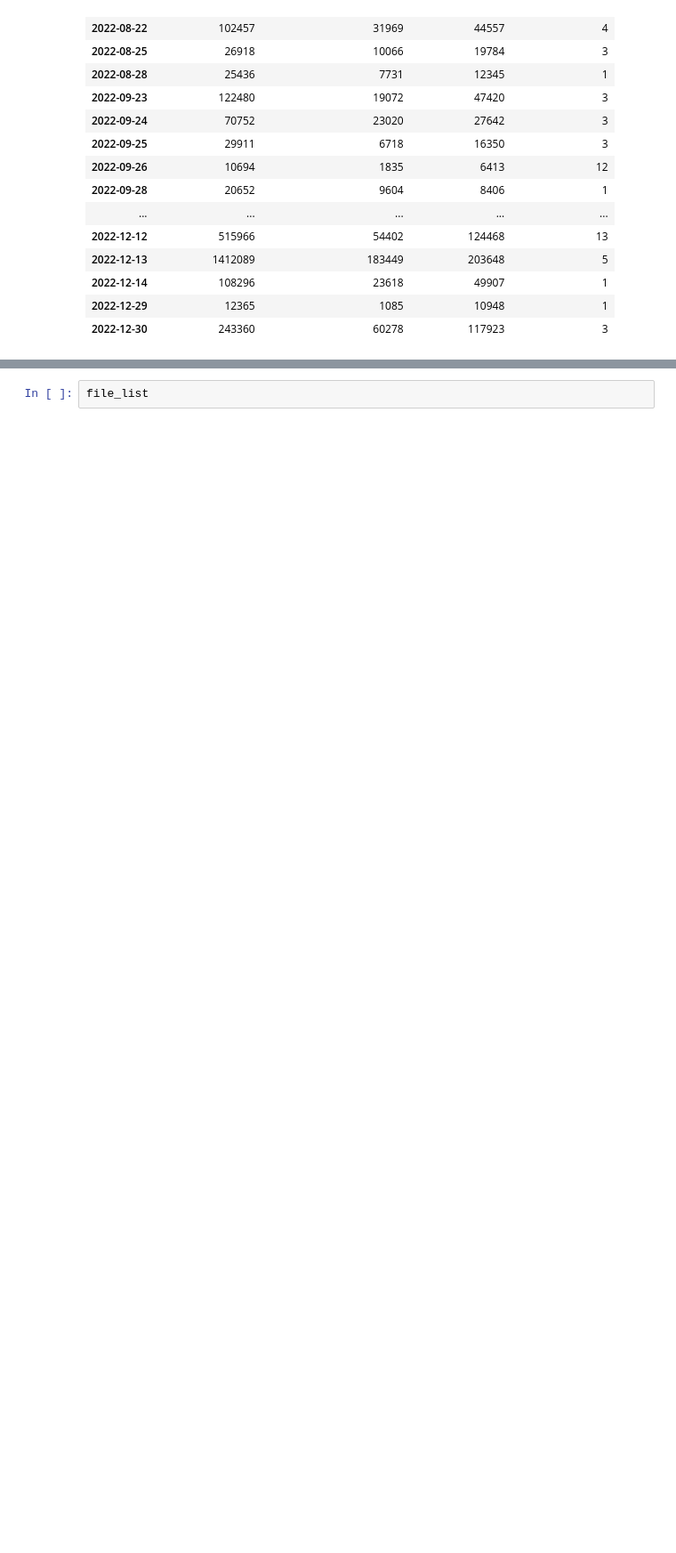
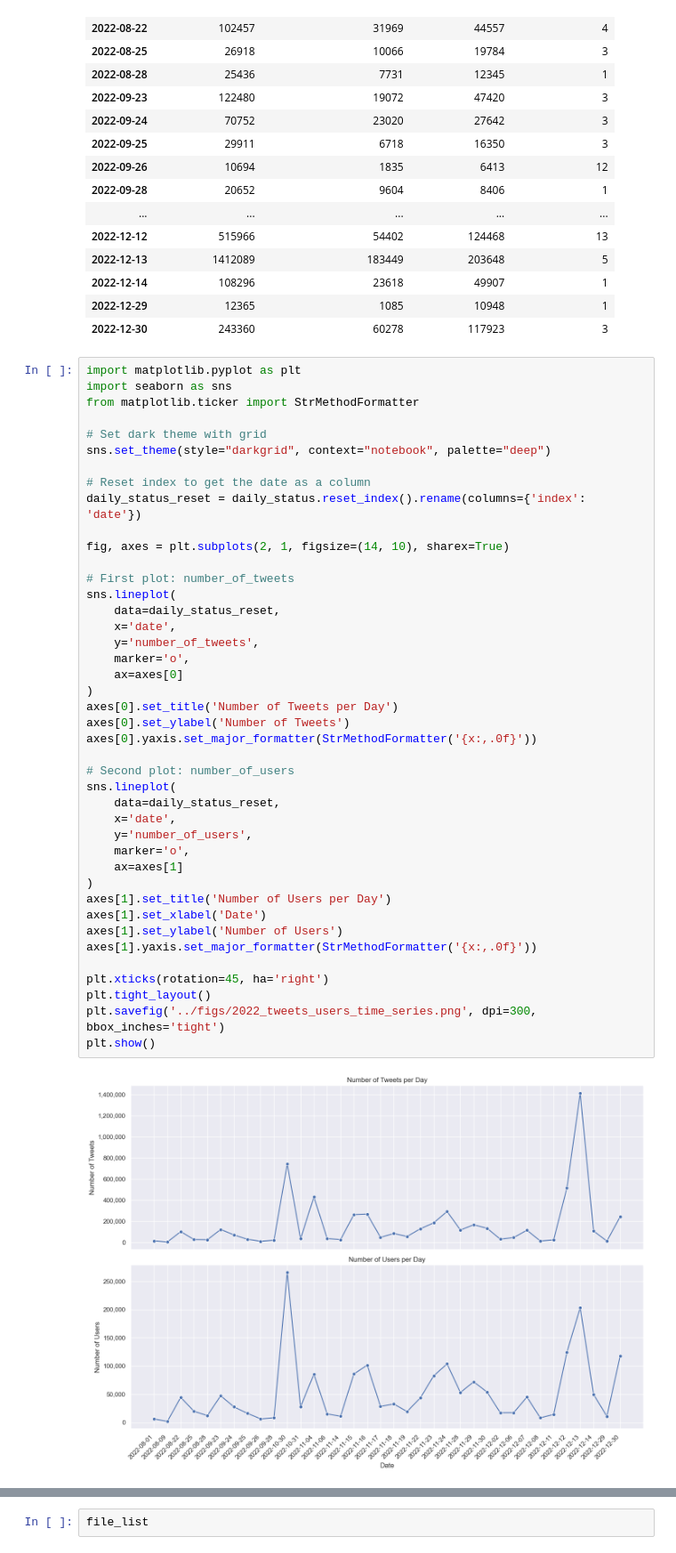
Before and after one commit to lucasraniere/brazilian-political-tweets-dataset, a Jupyter notebook: notebooks/2022 Brazilian Presidential Elections.ipynb, the cells around one changed output, grey strips where cells are left out. Shown: that part at 89% size. Cells and saved outputs as stored; diff of their text form; blank space fills up the shorter version.

Commit message:
adding more stats and plots

```diff
--- a/notebooks/2022 Brazilian Presidential Elections.ipynb
+++ b/notebooks/2022 Brazilian Presidential Elections.ipynb
@@ -198,3 +198,47 @@ daily_status
 | 2022-12-14 | 108296 | 23618 | 49907 | 1 |
 | 2022-12-29 | 12365 | 1085 | 10948 | 1 |
 | 2022-12-30 | 243360 | 60278 | 117923 | 3 |
+# %%
+import matplotlib.pyplot as plt
+import seaborn as sns
+from matplotlib.ticker import StrMethodFormatter
+
+# Set dark theme with grid
+sns.set_theme(style="darkgrid", context="notebook", palette="deep")
+
+# Reset index to get the date as a column
+daily_status_reset = daily_status.reset_index().rename(columns={'index': 'date'})
+
+fig, axes = plt.subplots(2, 1, figsize=(14, 10), sharex=True)
+
+# First plot: number_of_tweets
+sns.lineplot(
+    data=daily_status_reset,
+    x='date',
+    y='number_of_tweets',
+    marker='o',
+    ax=axes[0]
+)
+axes[0].set_title('Number of Tweets per Day')
+axes[0].set_ylabel('Number of Tweets')
+axes[0].yaxis.set_major_formatter(StrMethodFormatter('{x:,.0f}'))
+
+# Second plot: number_of_users
+sns.lineplot(
+    data=daily_status_reset,
+    x='date',
+    y='number_of_users',
+    marker='o',
+    ax=axes[1]
+)
+axes[1].set_title('Number of Users per Day')
+axes[1].set_xlabel('Date')
+axes[1].set_ylabel('Number of Users')
+axes[1].yaxis.set_major_formatter(StrMethodFormatter('{x:,.0f}'))
+
+plt.xticks(rotation=45, ha='right')
+plt.tight_layout()
+plt.savefig('../figs/2022_tweets_users_time_series.png', dpi=300, bbox_inches='tight')
+plt.show()
+# %% [output]
+[figure, added]
```
Also changed, not shown: parts of 3 cells of this notebook, 5 other files.
